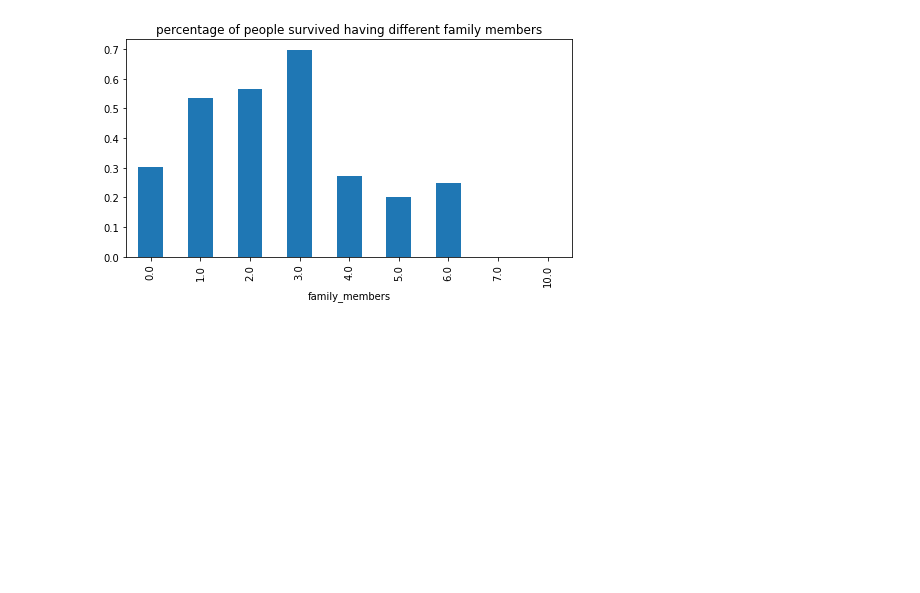
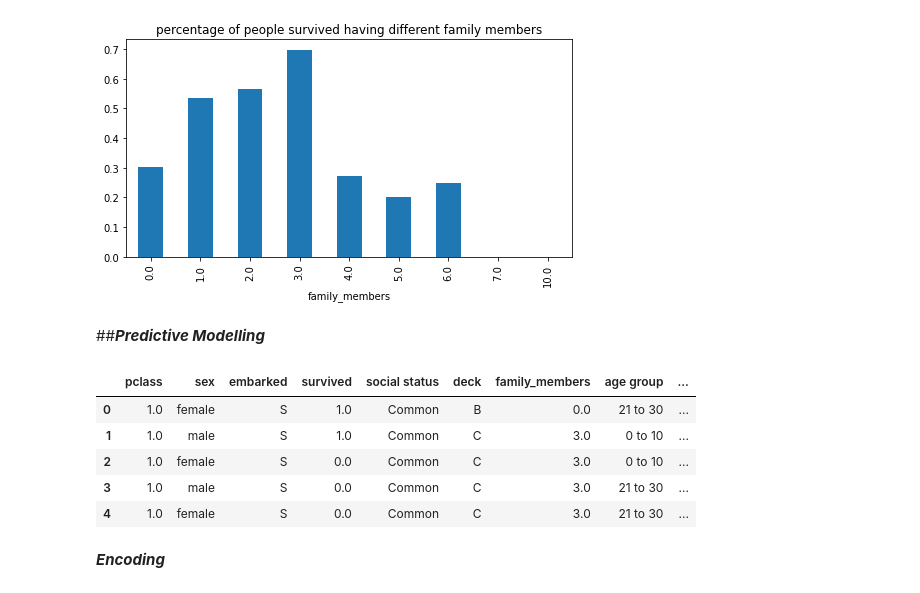
Before and after one commit to kiranmahara9600/Titanic-Data-Model, a Jupyter notebook: Titanic_data_model.ipynb, the cells around one changed output. Cells and saved outputs as stored; diff of their text form; code cells hidden in the pictures; blank space fills up the shorter version.

Commit message:
Predictive Modelling

```diff
--- a/Titanic_data_model.ipynb
+++ b/Titanic_data_model.ipynb
@@ -592,3 +592,20 @@ plt.title('percentage of people survived having different family members')
 plt.show()
 # %% [output]
 [figure]
+# %% [markdown]
+##***Predictive Modelling***
+# %%
+#creating a copy of the dataframe
+titanic = titanic_df.copy()
+# %%
+#looking at first few observations
+titanic.head()
+# %% [output]
+|  | pclass | sex | embarked | survived | social status | deck | family_members | age group | ... |
+| 0 | 1.0 | female | S | 1.0 | Common | B | 0.0 | 21 to 30 | ... |
+| 1 | 1.0 | male | S | 1.0 | Common | C | 3.0 | 0 to 10 | ... |
+| 2 | 1.0 | female | S | 0.0 | Common | C | 3.0 | 0 to 10 | ... |
+| 3 | 1.0 | male | S | 0.0 | Common | C | 3.0 | 21 to 30 | ... |
+| 4 | 1.0 | female | S | 0.0 | Common | C | 3.0 | 21 to 30 | ... |
+# %% [markdown]
+***Encoding***
```
Also changed, not shown: parts of 10 cells of this notebook.
